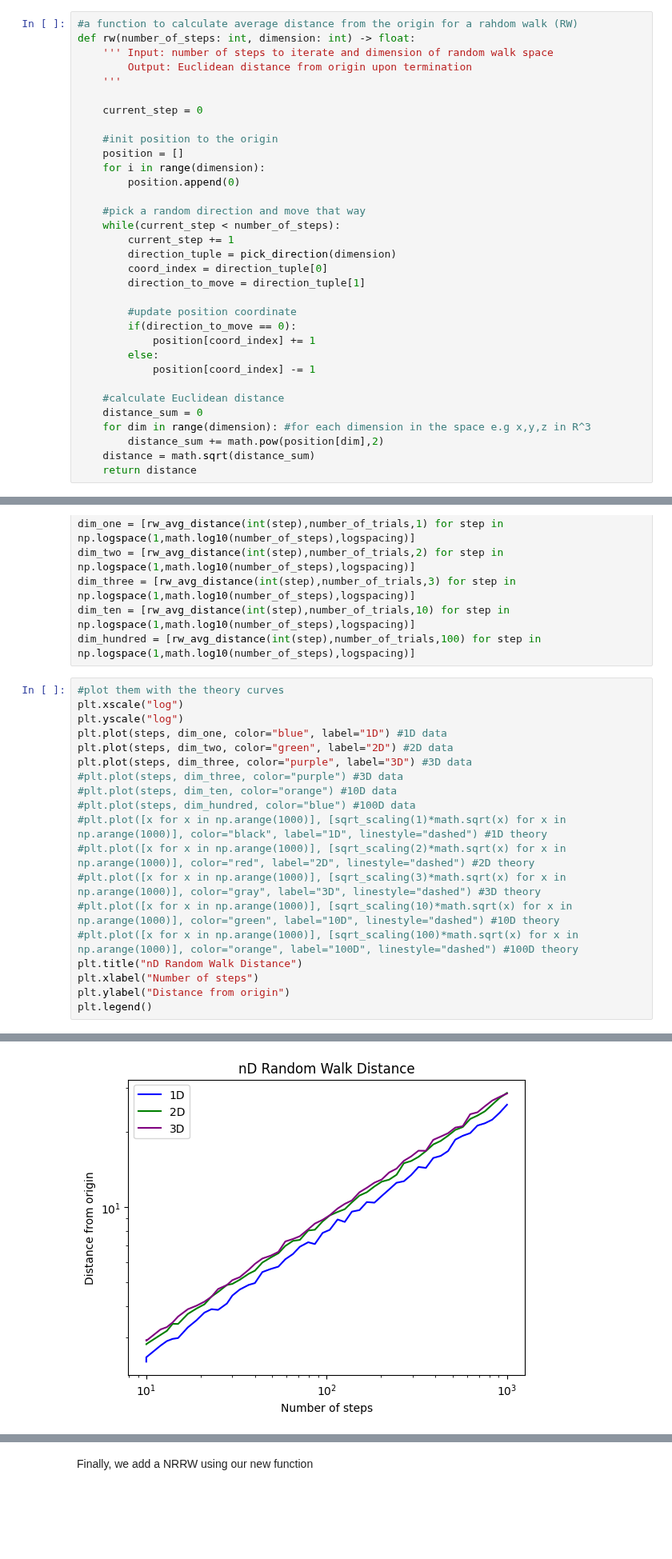
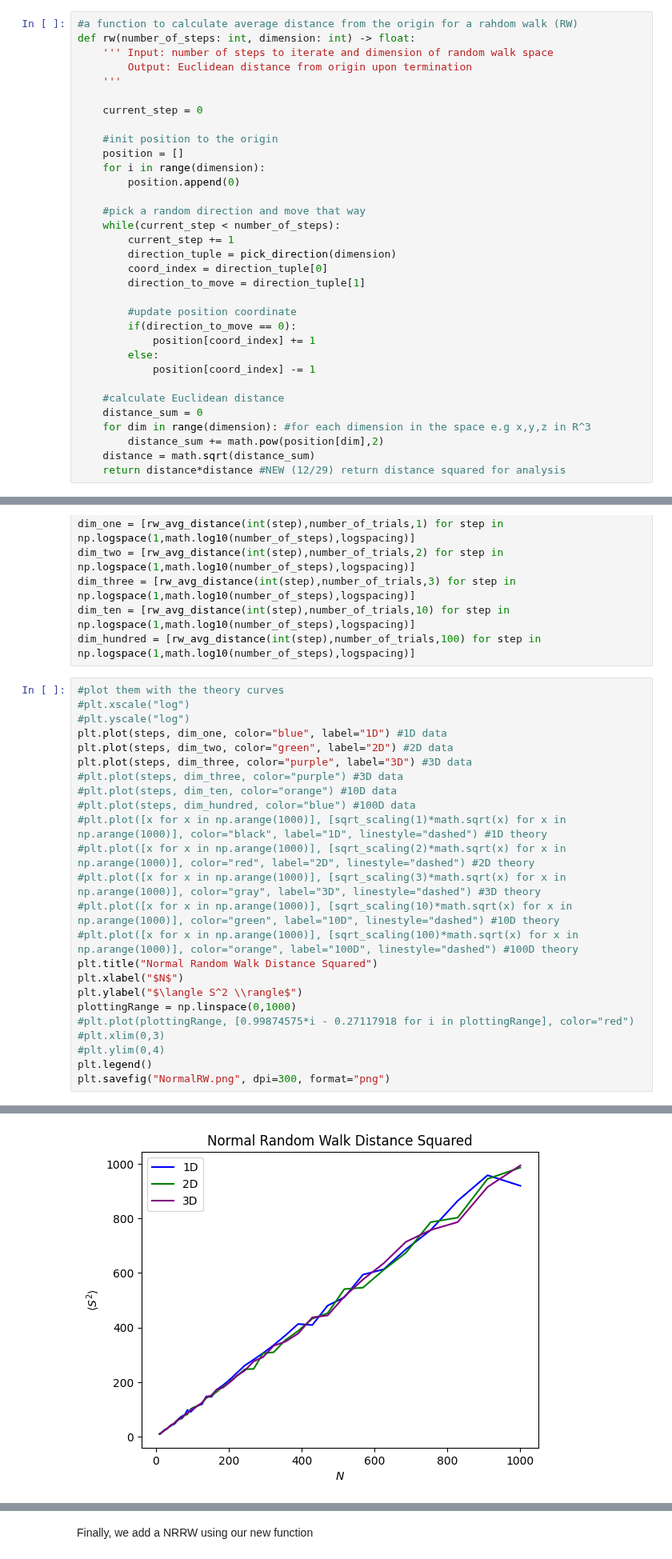
Before and after one commit to noahchanoah/thesis, a Jupyter notebook: RandomWalk.ipynb, the cells around one changed output, grey strips where cells are left out. Shown at 80% size. Drawn from its saved outputs; the diff is of its cells as text; blank space fills up the shorter version.

```diff
--- a/RandomWalk.ipynb
+++ b/RandomWalk.ipynb
@@ -310,7 +310,7 @@ def rw(number_of_steps: int, dimension: int) -> float:
     for dim in range(dimension): #for each dimension in the space e.g x,y,z in R^3
         distance_sum += math.pow(position[dim],2)
     distance = math.sqrt(distance_sum)
-    return distance
+    return distance*distance #NEW (12/29) return distance squared for analysis
 # %% [markdown]
 We also generalize the average distance function
 # %%
@@ -344,8 +344,8 @@ dim_ten = [rw_avg_distance(int(step),number_of_trials,10) for step in np.logspac
 dim_hundred = [rw_avg_distance(int(step),number_of_trials,100) for step in np.logspace(1,math.log10(number_of_steps),logspacing)]
 # %%
 #plot them with the theory curves
-plt.xscale("log")
-plt.yscale("log")
+#plt.xscale("log")
+#plt.yscale("log")
 plt.plot(steps, dim_one, color="blue", label="1D") #1D data
 plt.plot(steps, dim_two, color="green", label="2D") #2D data
 plt.plot(steps, dim_three, color="purple", label="3D") #3D data
@@ -357,8 +357,13 @@ plt.plot(steps, dim_three, color="purple", label="3D") #3D data
 #plt.plot([x for x in np.arange(1000)], [sqrt_scaling(3)*math.sqrt(x) for x in np.arange(1000)], color="gray", label="3D", linestyle="dashed") #3D theory
 #plt.plot([x for x in np.arange(1000)], [sqrt_scaling(10)*math.sqrt(x) for x in np.arange(1000)], color="green", label="10D", linestyle="dashed") #10D theory
 #plt.plot([x for x in np.arange(1000)], [sqrt_scaling(100)*math.sqrt(x) for x in np.arange(1000)], color="orange", label="100D", linestyle="dashed") #100D theory
-plt.title("nD Random Walk Distance")
-plt.xlabel("Number of steps")
-plt.ylabel("Distance from origin")
+plt.title("Normal Random Walk Distance Squared")
+plt.xlabel("$N$")
+plt.ylabel("$\langle S^2 \\rangle$")
+plottingRange = np.linspace(0,1000)
+#plt.plot(plottingRange, [0.99874575*i - 0.27117918 for i in plottingRange], color="red")
+#plt.xlim(0,3)
+#plt.ylim(0,4)
 plt.legend()
+plt.savefig("NormalRW.png", dpi=300, format="png")
 # %% [output]
@@ -366,3 +370,3 @@ plt.legend()
-[figure, old version]
+[figure, new version]
 # %% [markdown]
 So it works just like before, but much easier to use. Interestingly it seems like noise goes down as dimension goes up. My best guess for this is that it is statistically much less likely to pick a direction at random that backtracks in addition with the fact that there are fewer "directions that move directly towards or away from the origin." For example, in 1D you can either go towards or away from 0. In 2D if you have (0,0) -> (1,0) -> (1,1), the step from (1,0) to (1,1) moves neither directly towards or away from the origin. In higher dimensions, this continues so there is less "noise." In the limit of infinite dimenisons I expect the distance to go as $\sqrt{n}$.
```
Also changed, not shown: parts of 12 cells of this notebook.
